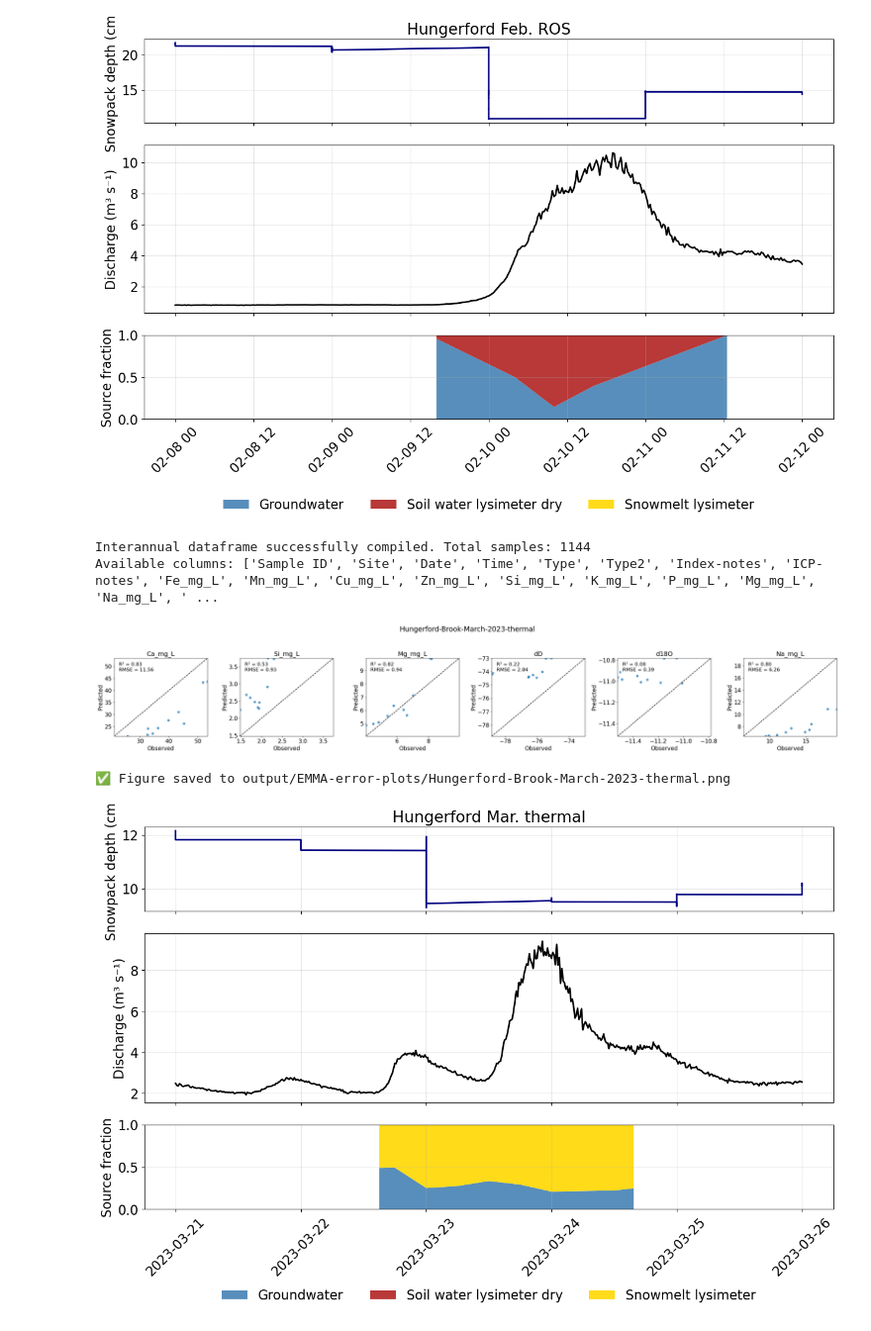
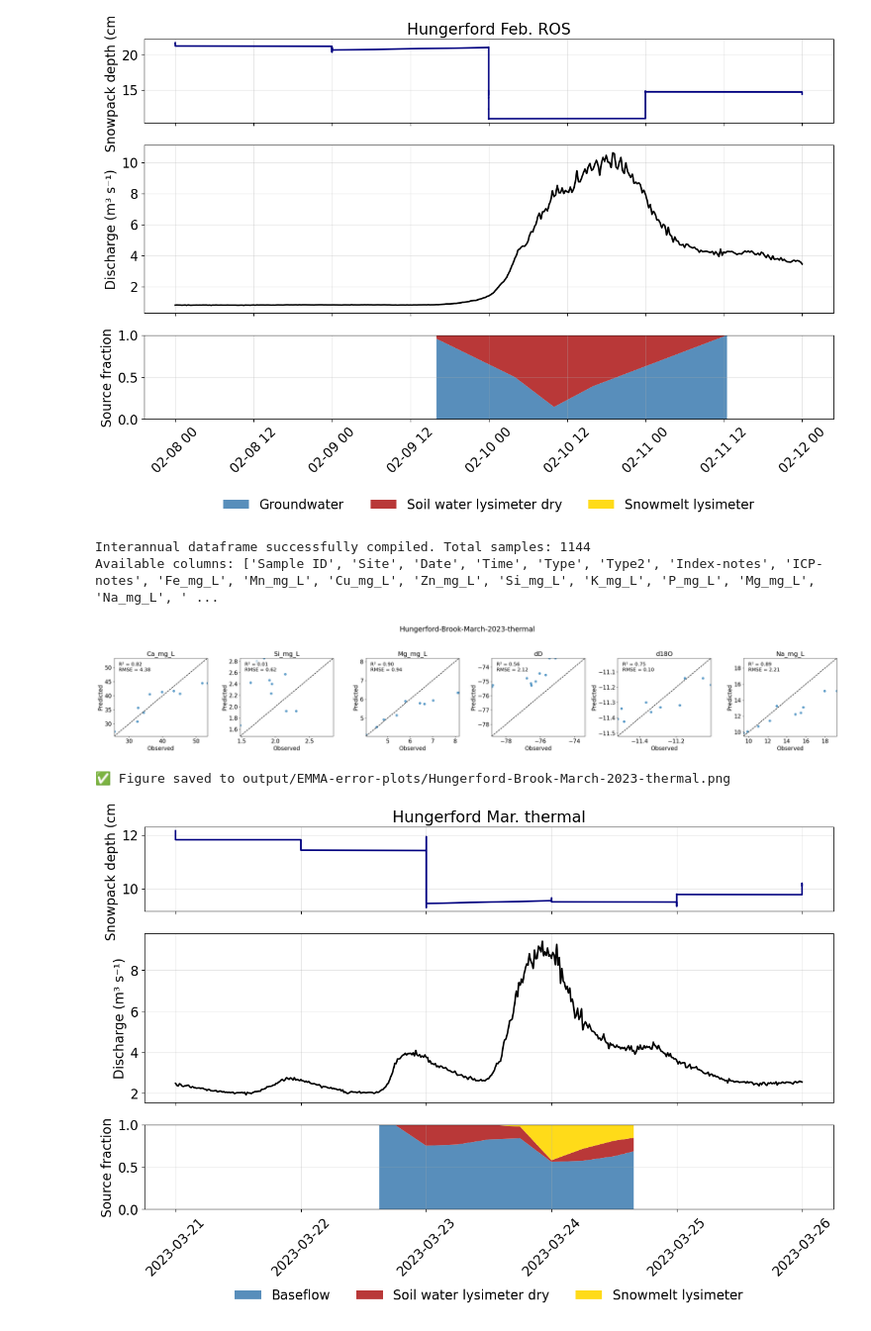
Before and after one commit to MeganEDuffy/LCBP-interannual-EMMAs, a Jupyter notebook: Notebooks/RI23-Hungerford-EMMAs.ipynb, the cells around one changed output. Shown at 99% size. Saved outputs shown, nothing was run; the diff lists cells and outputs as text; code cells hidden in the pictures.

```diff
--- a/Notebooks/RI23-Hungerford-EMMAs.ipynb
+++ b/Notebooks/RI23-Hungerford-EMMAs.ipynb
@@ -156,41 +156,41 @@ hungerford_martherm_fractions_df, hungerford_martherm_scaler, hungerford_marther
     site="Hungerford",
     start_date="2023-03-21 00:00:00",
     end_date="2023-03-26 00:00:00",
-    endmember_ids=["RI23-1001", # Baseflow 02/09/2023 (labeled GW)
-                   "RI23-5008", # Mark's well 2023
+        endmember_ids=[#"RI23-1001", # Baseflow 02/09/2023 (labeled GW)
+                   #"RI23-5008", # Mark's well 2023
                    #"RI20-HB-DGW-Mark-1" # Mark's well 2020
-                   "RI22-0858", # Mark's well 03/17/2022
-                   "RI22-0864",
-                   #"RI23-1035", Baseflow 03/31/2023 removed for now
+                   #"RI22-0858", # Mark's well 03/17/2022
+                   #"RI22-0864", # Mark's well 07/27/2022
+                   "RI23-1085", # Baseflow 03/31/2023 removed for now
                    "RI23-5007", # SWLD
-                   "RI23-1061"]
+                   "RI23-1061"],
 )
 
 hungerford_tracers = ['Ca_mg_L', 'Si_mg_L', 'Mg_mg_L', 'dD', 'd18O', 'Na_mg_L']
 
 # Call the prediction function
 hungerford_martherm_predicted = em.predict_tracers_from_fractions(
     fractions_df=hungerford_martherm_fractions_df,
     endmembers_df=hungerford_martherm_endmembers_df,
     tracer_cols=hungerford_tracers
 )
 
 # Plot observed vs predicted tracer values
 em.plot_observed_vs_predicted("Hungerford-Brook-March-2023-thermal", hungerford_martherm_predicted, df, hungerford_tracers)
 
 em.plot_emma_fractions_with_hydrograph(
     fractions_df= hungerford_martherm_fractions_df,
     discharge_csv="/home/millieginty/OneDrive/git-repos/LCBP-interannual-EMMAs/Data/StreamSensor_data/Discharge.Discharge.NEWRnet@Hungerford_Brook.20221001.csv",
     snowpack_csv="/home/millieginty/OneDrive/git-repos/LCBP-interannual-EMMAs/Data/Met_data/enf-noaa-precip-WYW23.csv",
     snowpack_time_col="Date",
     start_date="2023-03-21 00:00:00",
     end_date="2023-03-26 00:00:00",
     site="Hungerford",
     title="Hungerford Mar. thermal"
 )
 # %% [output]
 Interannual dataframe successfully compiled. Total samples: 1144
 Available columns: ['Sample ID', 'Site', 'Date', 'Time', 'Type', 'Type2', 'Index-notes', 'ICP-notes', 'Fe_mg_L', 'Mn_mg_L', 'Cu_mg_L', 'Zn_mg_L', 'Si_mg_L', 'K_mg_L', 'P_mg_L', 'Mg_mg_L', 'Na_mg_L', ' ...
-[figure, old version]
+[figure, new version]
 ✅ Figure saved to output/EMMA-error-plots/Hungerford-Brook-March-2023-thermal.png
-[figure, old version]
+[figure, new version]
```
Also changed, not shown: parts of 1 cell of this notebook, 11 other files.
